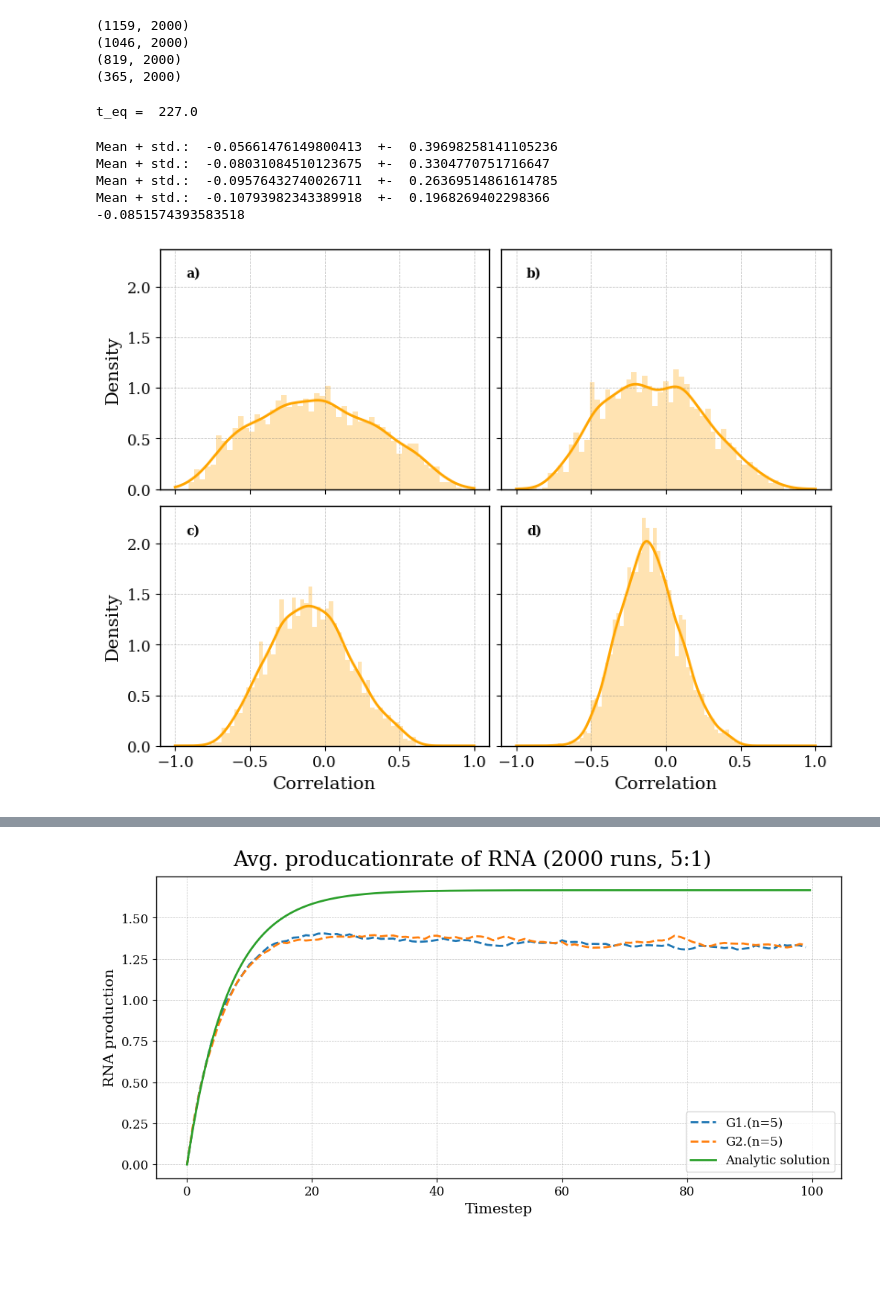
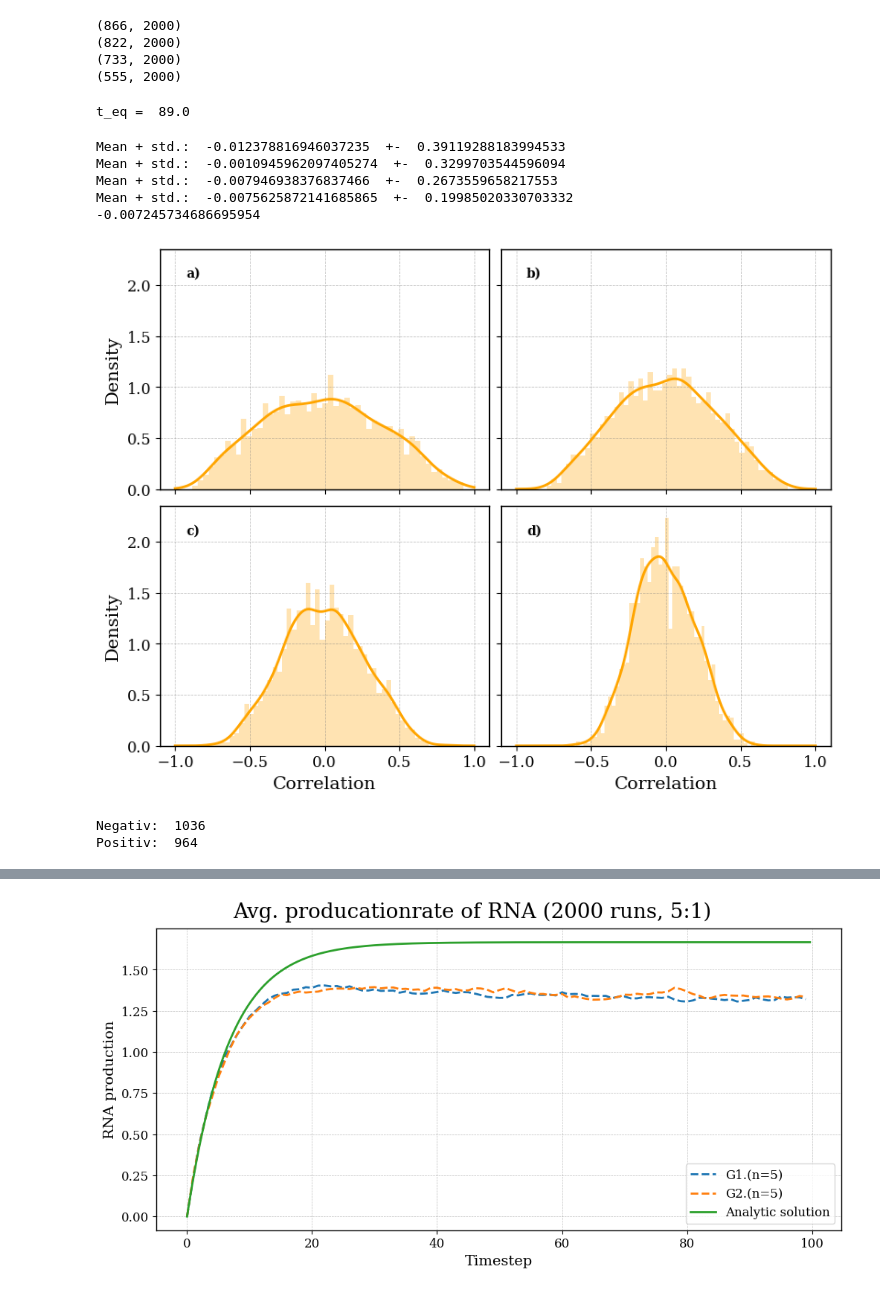
Before and after one commit to RicemanBoy/trafficRNA, a Jupyter notebook: trafficRNA.ipynb, the cells around one changed output, grey strips where cells are left out. Saved outputs shown, nothing was run; the diff lists cells and outputs as text; code cells hidden in the pictures; blank space fills up the shorter version.

Commit message:
hmm, more negativ corr than pos corr for equal weights

```diff
--- a/trafficRNA.ipynb
+++ b/trafficRNA.ipynb
@@ -15,18 +15,18 @@ from IPython.display import HTML
 
 n = 5
 
-p1, m_on, m_off = 0.02, 0.1, 0.1
+p1, m_on, m_off = 0.05, 0.05, 0.05
 
 # gene1 = gene(3, boxes, p1, p2)
 # gene2 = gene(3, boxes, p1, p2)
 
-steps = 1500
+steps = 1000
 
 shots = 2000
 
 simu = simulation(timesteps=steps)
 
-avg1, std1, avg2, std2, corr, corrx, corrx1, corrx2, corrx3 = simu.average(n, p1, m_on, m_off, shots, m_switch=True, tf_switch=True)
+avg1, std1, avg2, std2, corr, corrx, corrx1, corrx2, corrx3 = simu.average(n, p1, m_on, m_off, shots, m_switch=True, tf_switch=False)
 #avg1m, std1m, avg2m, std2m, corrm, corrxm = simu.average(n, p1, m_on, m_off, shots, m_switch=True, tf_switch=True)
 # %%
 #mod_corrx, mod_corrxm = corrx.T, corrxm.T
@@ -38,16 +38,16 @@ print(np.shape(mod_corrx1))
 print(np.shape(mod_corrx2))
 print(np.shape(mod_corrx3))
 # %% [output]
-(1159, 2000)
-(1046, 2000)
-(819, 2000)
-(365, 2000)
+(866, 2000)
+(822, 2000)
+(733, 2000)
+(555, 2000)
 # %%
 print("t_eq = ", (steps-np.shape(mod_corrx1)[0])/2)
 # %% [output]
-t_eq =  227.0
+t_eq =  89.0
 # %%
-time = 000
+time = 200
 
 corr0 = mod_corrx[:][time]
 corr1 = mod_corrx1[:][time]
@@ -84,37 +84,51 @@ ax1 = axs[0, 1]
 ax2 = axs[1, 0]
 ax3 = axs[1, 1]
 
 ax0.hist(hmm_corr0, density=True, bins=50, alpha=0.3, color="orange")
 ax0.plot(xx, kde0(xx), label="static meth", color="orange")
 ax0.text(0.1,0.9,"a)",fontweight="bold", horizontalalignment='center', verticalalignment='center', transform = ax0.transAxes)
 ax1.hist(hmm_corr1, density=True, bins=50, alpha=0.3, color="orange")
 ax1.plot(xx, kde1(xx), label="static meth", color="orange")
 ax1.text(0.1,0.9,"b)",fontweight="bold", horizontalalignment='center', verticalalignment='center', transform = ax1.transAxes)
 ax2.hist(hmm_corr2, density=True, bins=50, alpha=0.3, color="orange")
 ax2.plot(xx, kde2(xx), label="static meth", color="orange")
 ax2.text(0.1,0.9,"c)",fontweight="bold", horizontalalignment='center', verticalalignment='center', transform = ax2.transAxes)
 ax3.hist(hmm_corr3, density=True, bins=50, alpha=0.3, color="orange")
 ax3.plot(xx, kde3(xx), label="static meth", color="orange")
 ax3.text(0.1,0.9,"d)",fontweight="bold", horizontalalignment='center', verticalalignment='center', transform = ax3.transAxes)
 
 # kwargs0 = {"ha":"left", "va":"top", "transform":ax0.transAxes, "fontsize":15, "fontweight":"bold"}
 
 # ax.text(0.01, 0.99, r"Mean + std. (static): {} $\pm$ {}".format(round(m1,4), round(stdd1,4)), kwargs)
 # ax.text(0.01, 0.93, r"Mean + std. (dyn): {} $\pm$ {}".format(round(m2,4), round(stdd2,4)), kwargs)
 
 # ax.hist(hmm_corr1+hmm_corrm1, density=True, bins=50, alpha=0.3, color="red")
 # ax.plot(xx, (kde(xx)+kde_m(xx))/2, label="all", color="red")
 
 #ax0.legend(prop={'weight': "bold"})
 #plt.suptitle("Corr. dist. of RNA production at timestep {} after equil.".format(time))
 ax2.set_xlabel("Correlation"), ax3.set_xlabel("Correlation")
 ax0.set_ylabel("Density"), ax2.set_ylabel("Density")
-#plt.savefig("figuress/fig10.png", dpi=300)
+#plt.savefig("figuress/fig13.png", dpi=300)
 plt.show()
 # %% [output]
-Mean + std.:  -0.05661476149800413  +-  0.39698258141105236
-Mean + std.:  -0.08031084510123675  +-  0.3304770751716647
-Mean + std.:  -0.09576432740026711  +-  0.26369514861614785
-Mean + std.:  -0.10793982343389918  +-  0.1968269402298366
--0.0851574393583518
+Mean + std.:  -0.012378816946037235  +-  0.39119288183994533
+Mean + std.:  -0.0010945962097405274  +-  0.3299703544596094
+Mean + std.:  -0.007946938376837466  +-  0.2673559658217553
+Mean + std.:  -0.0075625872141685865  +-  0.19985020330703332
+-0.007245734686695954
-[figure, old version]
+[figure, new version]
+# %%
+neg, pos = 0,0
+
+for i in hmm_corr3:
+    if i < 0:
+        neg += 1
+    elif i > 0:
+        pos += 1
+
+print("Negativ: ", neg)
+print("Positiv: ", pos)
+# %% [output]
+Negativ:  1036
+Positiv:  964
```
Also changed, not shown: parts of 2 cells of this notebook, 4 other files.
